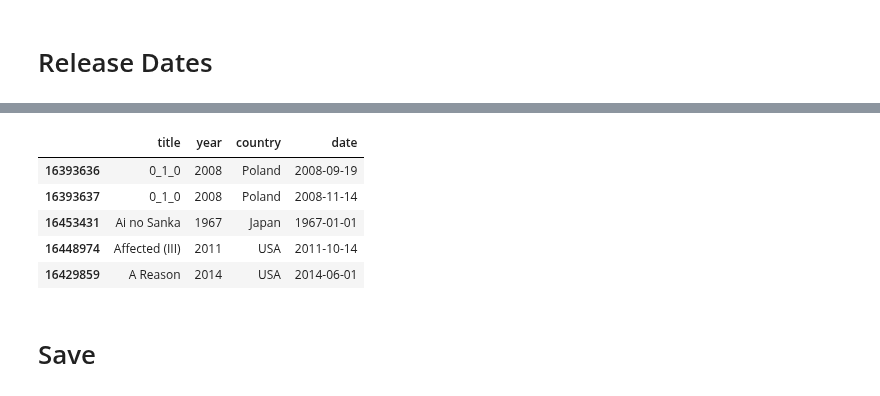
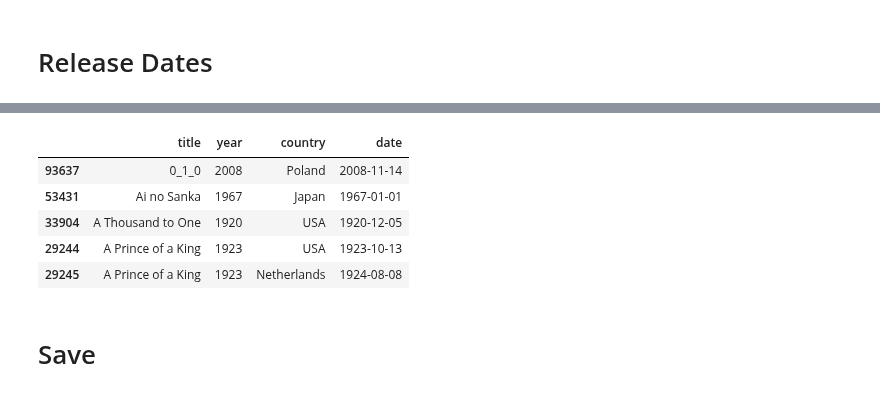
Before and after one commit to brandon-rhodes/pycon-pandas-tutorial, a Jupyter notebook: build/Reduce.ipynb, the cells around one changed output, grey strips where cells are left out. Cells and saved outputs as stored; diff of their text form; code cells hidden in the pictures.

Commit message:
Batch release-date load; keep only main releases

```diff
--- a/build/Reduce.ipynb
+++ b/build/Reduce.ipynb
@@ -273,3 +273,25 @@ cast[cast.title == 'Star Wars'].sort('n')
 113 rows × 6 columns
 # %% [markdown]
 # Release Dates
+# %%
+def filter_csv(chunk):
+    r = chunk
+    r = r[r.code == 16]
+    #print(r.head())
+    r = r[r.note.isnull()]
+    r = r[['title_id', 'data']]
+    print(len(r), end=' '),
+    return r
+
+iter_csv = pd.read_csv(
+    'movie_info.csv',
+    usecols=[1,2,3,4],
+    names=['title_id', 'code', 'data', 'note'],
+    dtype={'note': 'str'},
+    iterator=True,
+    chunksize=100000,
+    )
+release_dates_raw = pd.concat([filter_csv(chunk) for chunk in iter_csv])
+print()
+
+release_dates_raw.head()
@@ -276,12 +306,10 @@ cast[cast.title == 'Star Wars'].sort('n')
 # %%
-release_dates_raw = pd.read_csv(
-    'movie_info.csv', usecols=[1,2,3], names=['title_id', 'code', 'data'])
+r = release_dates_raw
 
-release_dates_raw = release_dates_raw[release_dates_raw.code == 16][['title_id', 'data']]
+r['country'] = r.data.str.extract('^(.*):')
+r['date'] = r.data.str.extract(':(.*)$')
+del r['data']
 
-release_dates_raw['country'] = release_dates_raw.data.str.extract('^(.*):')
-release_dates_raw['date'] = release_dates_raw.data.str.extract(':(.*)$')
-del release_dates_raw['data']
-
-release_dates_raw['date'] = pd.to_datetime(release_dates_raw.date,
-                                           infer_datetime_format=True)
+r['date'] = pd.to_datetime(r.date, infer_datetime_format=True)
+release_dates_all = r
+release_dates_all.head()
@@ -288,15 +323,15 @@ release_dates_raw['date'] = pd.to_datetime(release_dates_raw.date,
 # %%
-release_dates = pd.merge(titles[['title', 'year']], release_dates_raw,
-                        left_index=True, right_on='title_id', sort=False)
+release_dates = pd.merge(titles[['title', 'year']], release_dates_all,
+                         left_index=True, right_on='title_id', sort=False)
 del release_dates['title_id']
 release_dates.head()
 # %% [output]
 |  | title | year | country | date |
-| 16393636 | 0_1_0 | 2008 | Poland | 2008-09-19 |
-| 16393637 | 0_1_0 | 2008 | Poland | 2008-11-14 |
-| 16453431 | Ai no Sanka | 1967 | Japan | 1967-01-01 |
-| 16448974 | Affected (III) | 2011 | USA | 2011-10-14 |
-| 16429859 | A Reason | 2014 | USA | 2014-06-01 |
+| 93637 | 0_1_0 | 2008 | Poland | 2008-11-14 |
+| 53431 | Ai no Sanka | 1967 | Japan | 1967-01-01 |
+| 33904 | A Thousand to One | 1920 | USA | 1920-12-05 |
+| 29244 | A Prince of a King | 1923 | USA | 1923-10-13 |
+| 29245 | A Prince of a King | 1923 | Netherlands | 1924-08-08 |
 # %% [markdown]
 # Save
 # %%
```
Also changed, not shown: parts of 4 cells of this notebook.
